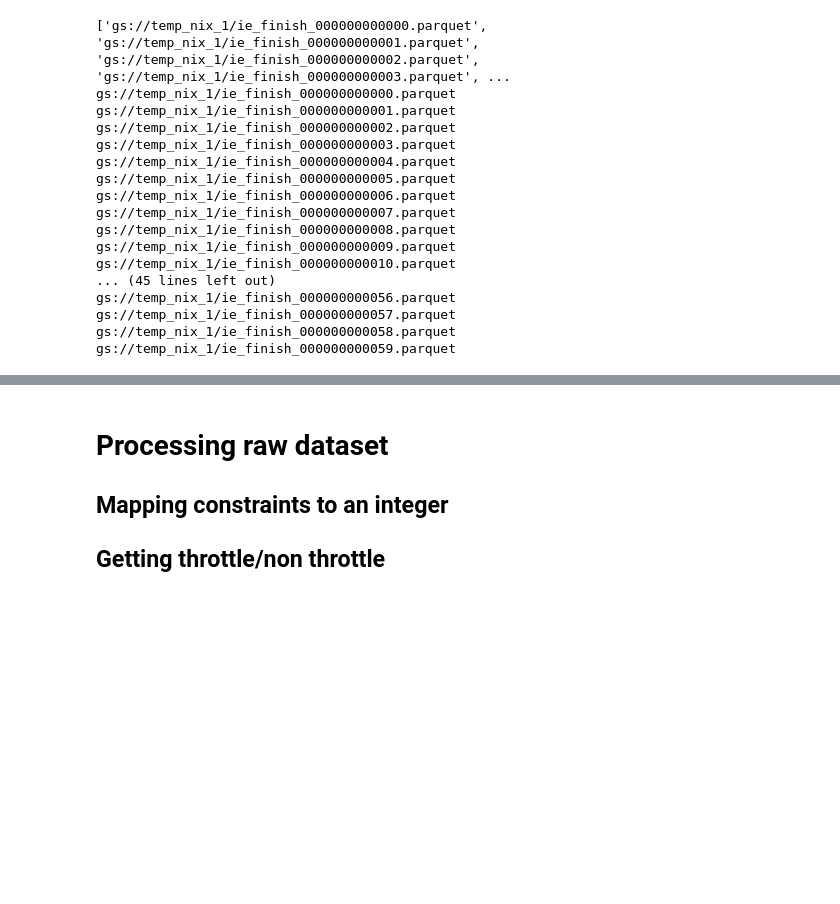
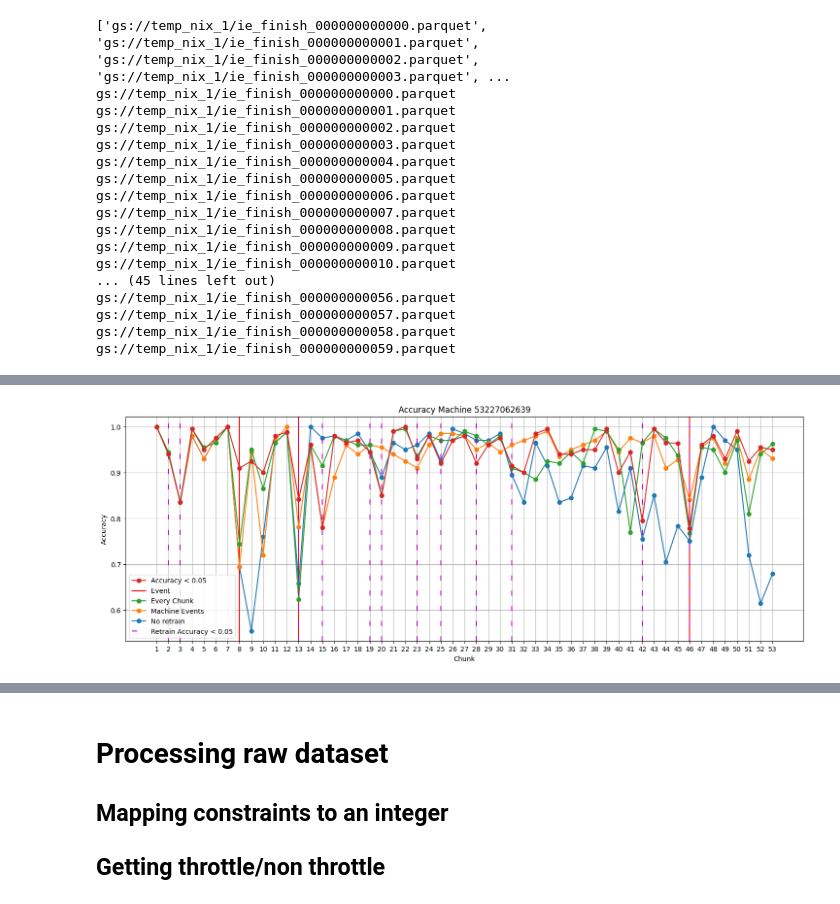
Before and after one commit to rayandrew/anl-cl, a Jupyter notebook: prototypes/preprocess_google.ipynb, the cells around one changed output, grey strips where cells are left out. Saved outputs shown, nothing was run; the diff lists cells and outputs as text; code cells hidden in the pictures; blank space fills up the shorter version.

```diff
--- a/prototypes/preprocess_google.ipynb
+++ b/prototypes/preprocess_google.ipynb
@@ -474,0 +364,6 @@ Average accuracy: 0.9258048780487806
+# %%
+print("\n\nMACHINE 2\n\n")
+result_0 = train_machine(53227062639, chunk_size = 200)
+result_1 = train_machine(53227062639, retrain_event=True, chunk_size=200)
+result_2 = train_machine(53227062639, retrain_every_chunk=True, chunk_size = 200)
+result_3 = train_machine(53227062639, acc=0.05, chunk_size = 200)
@@ -474,0 +532,5 @@ Average accuracy: 0.9258048780487806
+# %%
+# plot_graph([result_0_1, result_1_1, result_2_1, result_3_1], ["No retrain", "Machine Events", "Every Chunk", "Accuracy < 0.05"], "Machine 391504098")
+plot_graph([result_0, result_1, result_2, result_3], ["No retrain", "Machine Events", "Every Chunk", "Accuracy < 0.05"], "Machine 53227062639")
+# %% [output]
+[figure, added]
```
Also changed, not shown: parts of 32 cells of this notebook.
